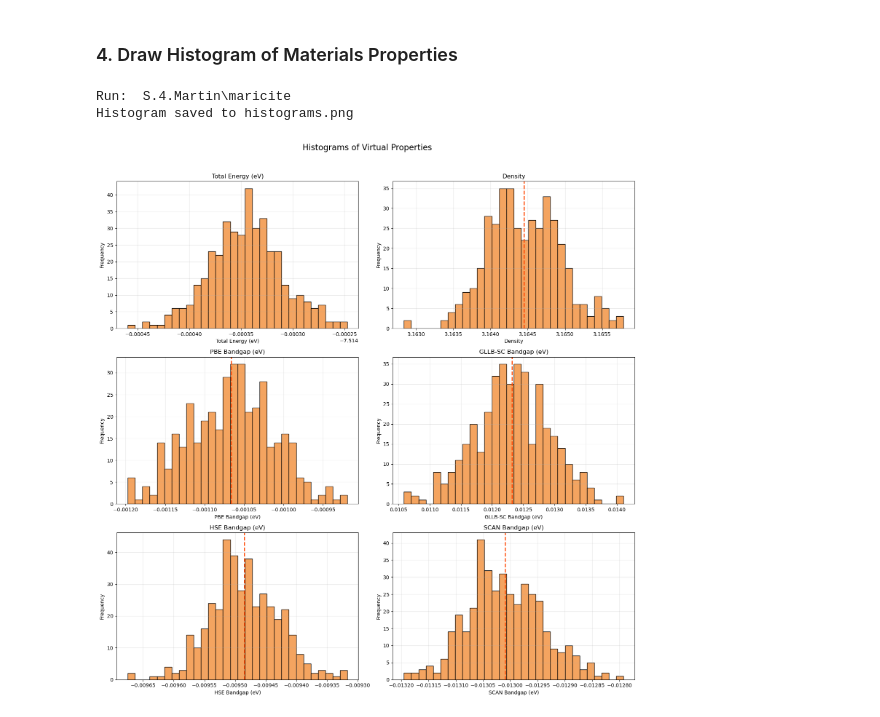
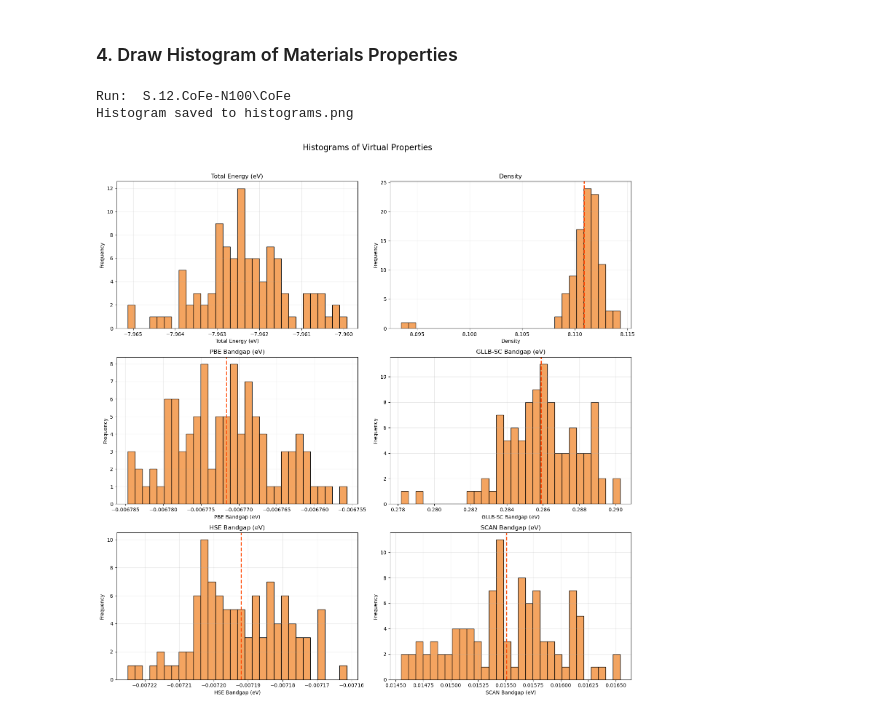
Before and after one commit to andypaulchen/virp, a Jupyter notebook: database_demo/Postprocessing Demo.ipynb, the cells around one changed output. Cells and saved outputs as stored; diff of their text form; code cells hidden in the pictures.

```diff
--- a/database_demo/Postprocessing Demo.ipynb
+++ b/database_demo/Postprocessing Demo.ipynb
@@ -85,20 +123,20 @@ Total number of combinations for S.1.basic5\Hanada-P1\Hanada-P1_supercell.cif :
 # %%
 from virp.matprop import Histograms
 from virp.database import GetPath
 
 # Replace with your run_id
-run_id = "S.4.2"
+run_id = "S.12.1"
 
 # Print some details
 run_path = GetPath(df_scrambam, run_id)
 print("Run: ", str(run_path))
 
 # Produce histograms
 Histograms(run_path, output_path = "histograms.png")
 # %% [output]
-Run:  S.4.Martin\maricite
+Run:  S.12.CoFe-N100\CoFe
 Histogram saved to histograms.png
-[figure, old version]
+[figure, new version]
 # %%
 from virp.connect import ConnectivityQuery
 from virp.database import GetPath
```
Also changed, not shown: parts of 4 cells of this notebook, 11 other files.
